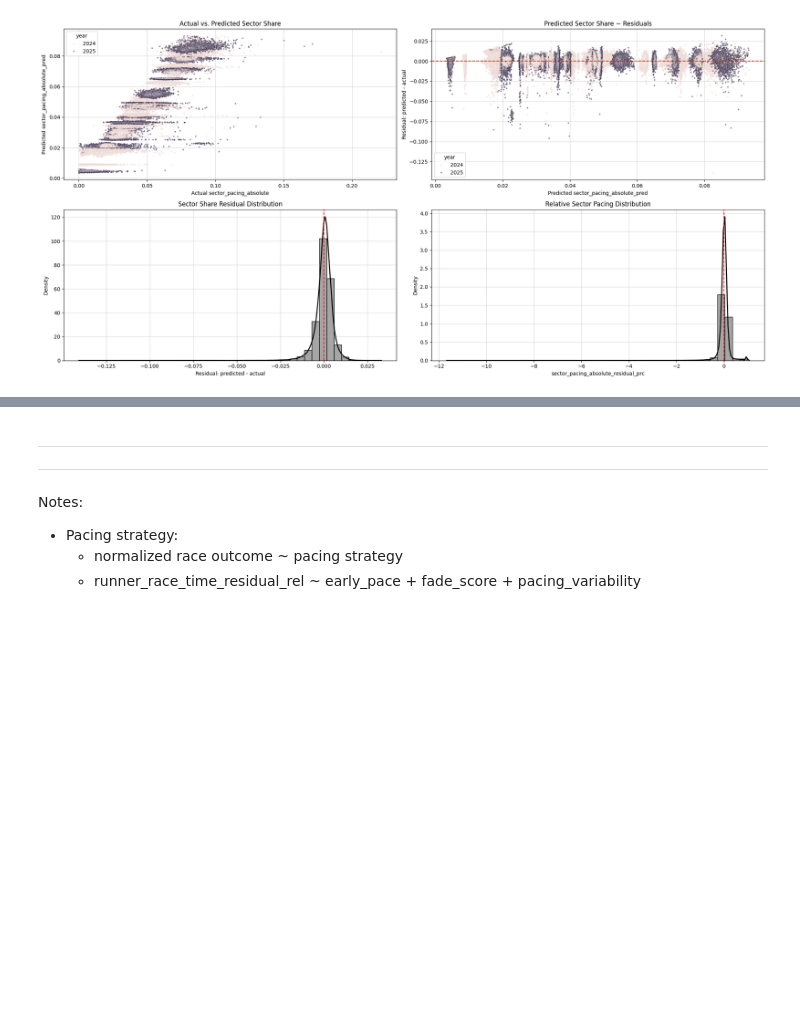
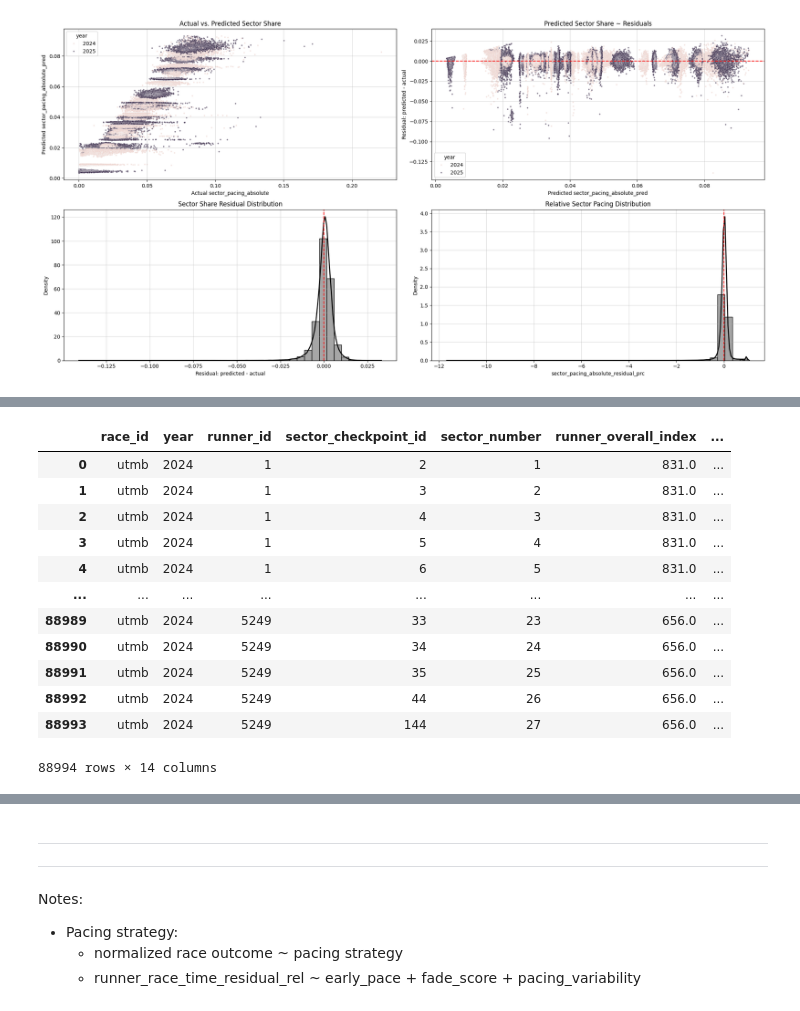
Before and after one commit to 1312Bravo/Path-To-UTMB, a Jupyter notebook: pacing_strategy/research.ipynb, the cells around one changed output, grey strips where cells are left out. Cells and saved outputs as stored; diff of their text form; code cells hidden in the pictures; blank space fills up the shorter version.

```diff
--- a/pacing_strategy/research.ipynb
+++ b/pacing_strategy/research.ipynb
@@ -300,7 +320,8 @@ display(sector_clean_check_summary_df)
 | 75% | 0.000000 | 0.000000 | 0.040000 | 24.000000 |
 | max | 0.500000 | 0.500000 | 0.500000 | 12701.000000 |
 # %%
-# Clean sector data columns
+# "Clean" sector data columns
+
 
 runner_race_sector_data_df = (
     runner_race_sector_data_df
@@ -365,6 +386,14 @@ runner_race_sector_data_df = (
         # Sector distance [km]
         sector_distance_km = lambda df: (
             df["sector_time_moving_min"] / df["sector_pace_min_per_km"]
+        ),
+        # Cumulative sector distance [km] within runner
+        cumulative_sector_distance_km = lambda df: (
+            df.groupby("runner_id")["sector_distance_km"].cumsum()
+        ),
+        # Relative cumulative sector distance [%]
+        relative_cumulative_sector_distance = lambda df: (
+            df["cumulative_sector_distance_km"] / df["total_distance_km"]
         )
     )
     # Remove start rows
@@ -976,7 +1005,7 @@ display(
 # Data - one row per runner/sector
 df_sector_pacing_normalization_estimation = (
     runner_race_sector_data_finisher_df
-    [["runner_id", "sector_pacing_absolute", "runner_overall_index", "year", "sector_number"]]
+    [["runner_id", "race_id", "sector_pacing_absolute", "runner_overall_index", "year", "sector_number"]]
     .assign(
         runner_overall_index_centered = lambda df: (
             df["runner_overall_index"] - df["runner_overall_index"].mean()
@@ -1109,7 +1138,7 @@ df_sector_pacing_normalization_estimation = (
         ),
         sector_pacing_performance_score_specific = lambda df: (
             df.groupby(["race_id", "year", "sector_number"])
-            ["sector_pacing_normalized"].rank(pct = True)
+            ["sector_pacing_absolute_residual_prc"].rank(pct = True)
         )
     )
 )
@@ -1219,3 +1289,46 @@ runner_race_sector_data_finisher_df = (
+# %%
+runner_race_sector_data_finisher_df[[
+    # Identification
+    "race_id",
+    "year",
+    "runner_id",
+    "sector_checkpoint_id",
+    "sector_number",
+
+    # Runner ability
+    "runner_overall_index",
+
+    # Race outcome
+    "runner_race_time_normalized",
+    "runner_rank_normalized",
+
+    # Raw sector context
+    "sector_time_full_no_rest_min",
+    "sector_pacing_absolute",
+    # "sector_pacing_absolute_pred",
+
+    # Normalized sector pacing
+    "sector_pacing_normalized",
+    "sector_pacing_rank_overall_normalized",
+    "sector_pacing_rank_specific_normalized",
+
+    # Rest sensitivity variables
+    "sector_rest_time_min",
+]]
+# %% [output]
+|  | race_id | year | runner_id | sector_checkpoint_id | sector_number | runner_overall_index | ... |
+| 0 | utmb | 2024 | 1 | 2 | 1 | 831.0 | ... |
+| 1 | utmb | 2024 | 1 | 3 | 2 | 831.0 | ... |
+| 2 | utmb | 2024 | 1 | 4 | 3 | 831.0 | ... |
+| 3 | utmb | 2024 | 1 | 5 | 4 | 831.0 | ... |
+| 4 | utmb | 2024 | 1 | 6 | 5 | 831.0 | ... |
+| ... | ... | ... | ... | ... | ... | ... | ... |
+| 88989 | utmb | 2024 | 5249 | 33 | 23 | 656.0 | ... |
+| 88990 | utmb | 2024 | 5249 | 34 | 24 | 656.0 | ... |
+| 88991 | utmb | 2024 | 5249 | 35 | 25 | 656.0 | ... |
+| 88992 | utmb | 2024 | 5249 | 44 | 26 | 656.0 | ... |
+| 88993 | utmb | 2024 | 5249 | 144 | 27 | 656.0 | ... |
+88994 rows × 14 columns
 # %%
 runner_race_sector_data_finisher_df.loc[:, runner_race_sector_data_finisher_df.columns.str.contains("sector")]
 # %% [output]
```
Also changed, not shown: parts of 5 cells of this notebook.
